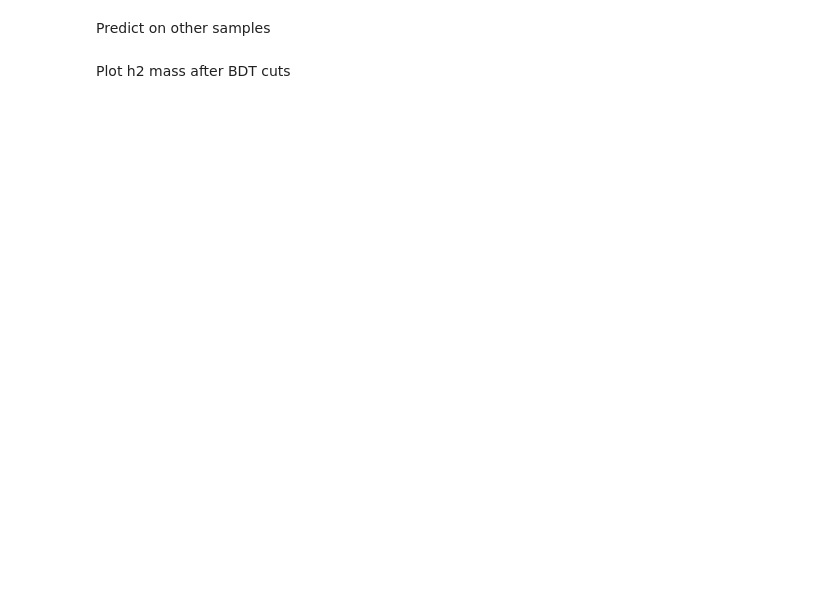
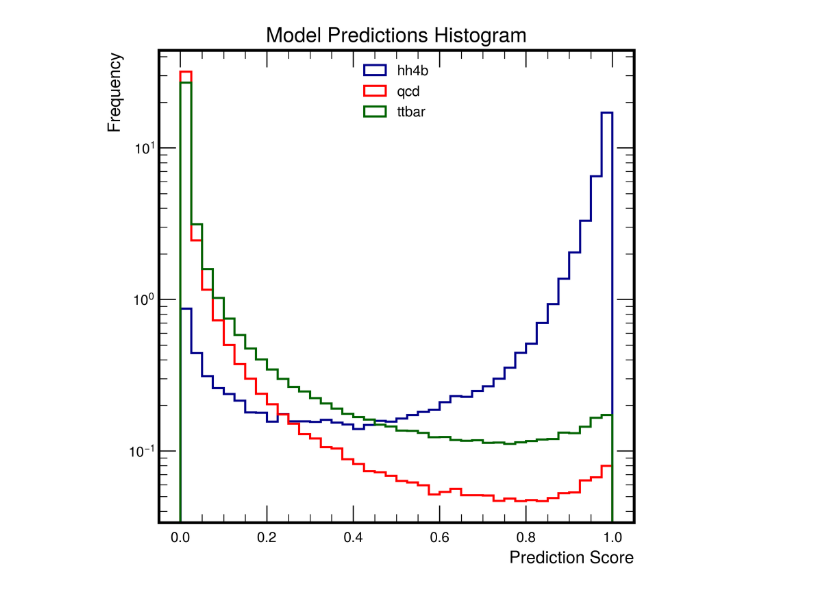
Before and after one commit to LPC-HH/HH4b, a Jupyter notebook: src/HH4b/boosted/BDT_boosted.ipynb, the cells around one changed output. Cells and saved outputs as stored; diff of their text form; code cells hidden in the pictures; blank space fills up the shorter version.

```diff
--- a/src/HH4b/boosted/BDT_boosted.ipynb
+++ b/src/HH4b/boosted/BDT_boosted.ipynb
@@ -202,15 +135,0 @@ bb_masks
-# %%
-num_rows = len(events_dict_bdt["hh4b"].columns)
-
-fig, axes = plt.subplots(num_rows, 1, figsize=(12, 4 * num_rows))
-for i, col in enumerate(events_dict_bdt["hh4b"].columns):
-    for key, events in events_dict_bdt.items():
-        # axes[i].hist(events[col].dropna(), bins=50, alpha=0.3, density=True, label=key)
-        axes[i].hist(events[col].dropna(), bins=50, alpha=0.3, label=key)
-    axes[i].set_title(f"{col}")
-    axes[i].set_xlabel(col)
-    axes[i].set_ylabel("Events")
-    axes[i].legend(fontsize=10)
-    axes[i].set_yscale("log")
-plt.tight_layout()
-plt.show()
@@ -242,11 +307,11 @@ bdt_model = XGBClassifier(
     n_estimators=196, max_depth=17, learning_rate=0.1, subsample=0.5, random_state=42
 )
 
-# Train the model
-bdt_model.fit(X_train, y_train)
+# Train the model (using weights)
+bdt_model.fit(X_train, y_train, sample_weight=weights_train)
 
 # Save the model
-model_file = "boostedBDT.json"
+model_file = "boostedBDT_v0.json"
 bdt_model.save_model(model_file)
 # %%
 # determine importance of the features
@@ -292,0 +423,5 @@ ttbar_scores = bdt_model.predict_proba(X_test.loc["ttbar"])[:, 1]
+# %%
+scores_dict = {}
+for key in ["hh4b", "qcd", "ttbar"]:
+    df = events_dict_bdt[key].drop(columns=variables_not_in_bdt)
+    scores_dict[key] = bdt_model.predict_proba(df)[:, 1]
@@ -293,13 +505,17 @@ ttbar_scores = bdt_model.predict_proba(X_test.loc["ttbar"])[:, 1]
 # %%
-plt.figure()
-plt.hist(hh4b_scores, bins=40, histtype="step", linewidth=1.5, color="darkblue")
-plt.hist(qcd_scores, bins=40, histtype="step", linewidth=1.5, color="red")
-plt.hist(ttbar_scores, bins=40, histtype="step", linewidth=1.5, color="darkgreen")
+plt.figure(figsize=(6, 6))
+plt.hist(
+    scores_dict["hh4b"], bins=40, histtype="step", linewidth=1.5, color="darkblue", density=True
+)
+plt.hist(scores_dict["qcd"], bins=40, histtype="step", linewidth=1.5, color="red", density=True)
+plt.hist(
+    scores_dict["ttbar"], bins=40, histtype="step", linewidth=1.5, color="darkgreen", density=True
+)
 plt.legend(["hh4b", "qcd", "ttbar"])
 plt.ylabel("Frequency")
 plt.xlabel("Prediction Score")
 plt.title("Model Predictions Histogram")
 plt.yscale("log")
 plt.show()
+# %% [output]
+[figure, added]
-# %% [markdown]
-Predict on other samples
@@ -322,2 +521,0 @@ plt.show()
-# %% [markdown]
-Plot h2 mass after BDT cuts
```
Also changed, not shown: parts of 39 cells of this notebook, 34 other files.
